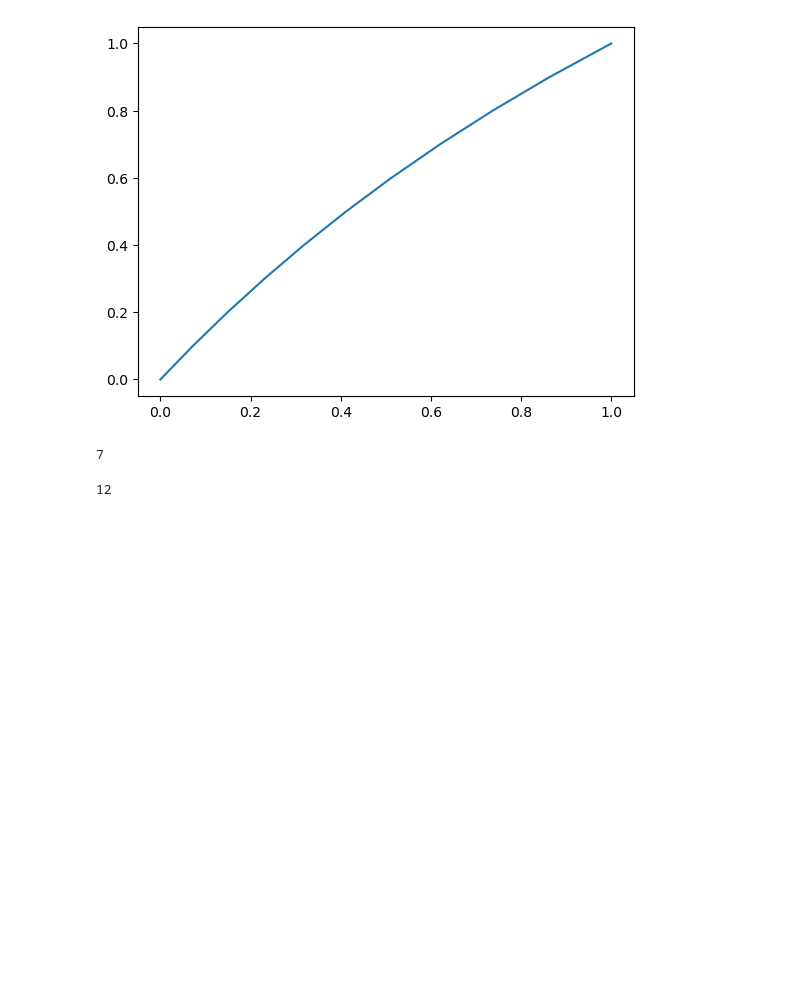
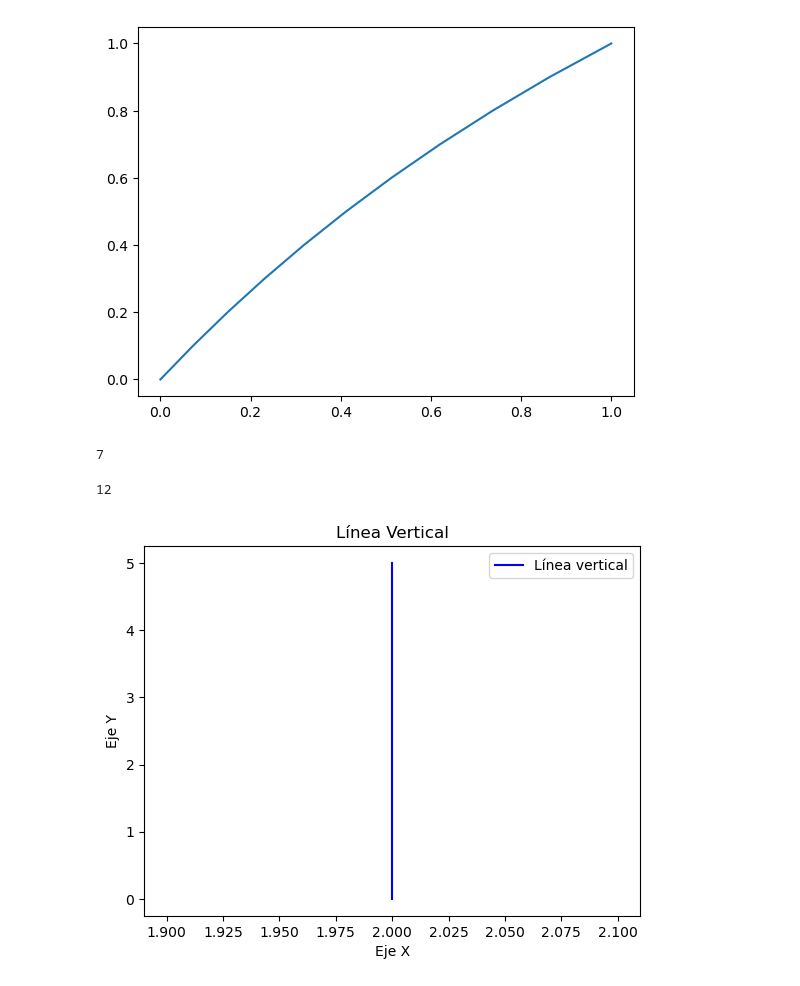
Before and after one commit to osl-pocs/fqlearn, a Jupyter notebook: docs/intersectionPOCv02.ipynb, the cells around one changed output. Saved outputs shown, nothing was run; the diff lists cells and outputs as text; code cells hidden in the pictures; blank space fills up the shorter version.

```diff
--- a/docs/intersectionPOCv02.ipynb
+++ b/docs/intersectionPOCv02.ipynb
@@ -98,3 +96,23 @@ ff = definition(5, 7)
 ff
 # %% [output]
 12
+# %%
+# Coordenadas de la línea vertical
+x = [2, 2]  # La línea estará en x=2
+y = [0, 5]  # Desde y=0 hasta y=5
+
+# Crear el gráfico
+plt.plot(x, y, label='Línea vertical', color='blue')
+
+# Añadir etiquetas y título
+plt.xlabel('Eje X')
+plt.ylabel('Eje Y')
+plt.title('Línea Vertical')
+
+# Mostrar la leyenda
+plt.legend()
+
+# Mostrar el gráfico
+plt.show()
+# %% [output]
+[figure, added]
```
Also changed, not shown: parts of 2 cells of this notebook, 5 other files.
